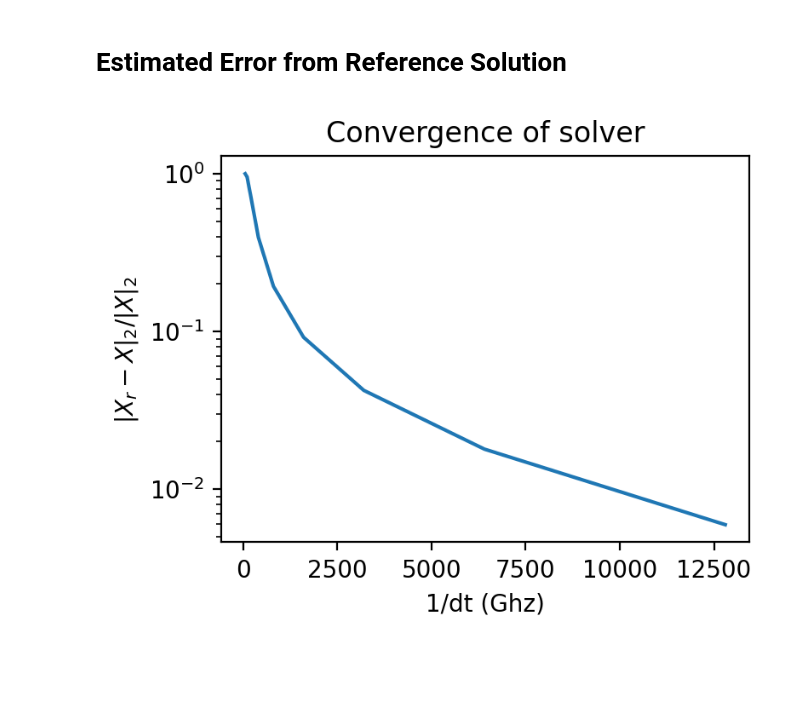
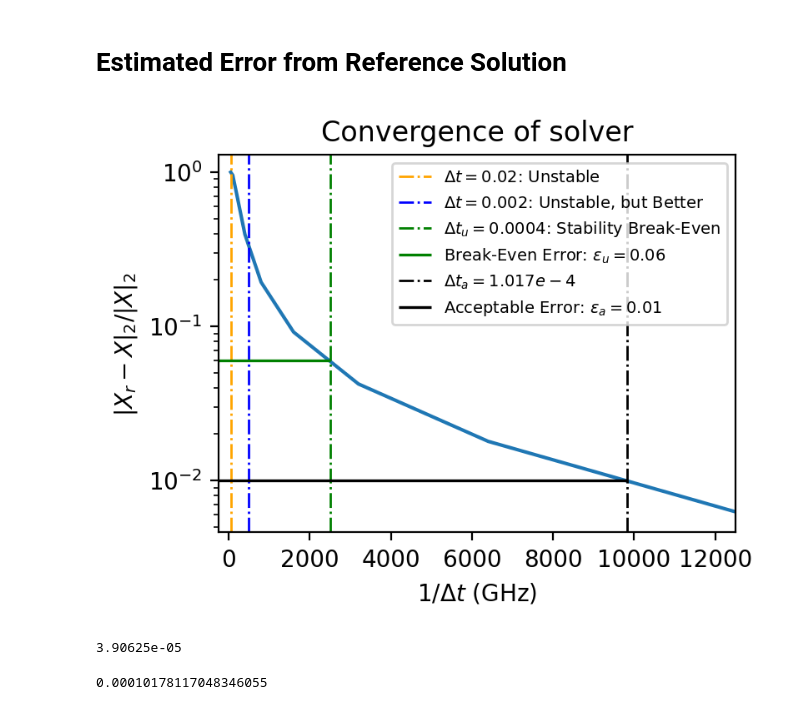
Before and after one commit to Phionx/quantumnetworks, a Jupyter notebook: demos/analysis/SolverOptimizer.ipynb, the cells around one changed output. Cells and saved outputs as stored; diff of their text form; code cells hidden in the pictures; blank space fills up the shorter version.

```diff
--- a/demos/analysis/SolverOptimizer.ipynb
+++ b/demos/analysis/SolverOptimizer.ipynb
@@ -23,0 +46,11 @@ ax.legend()
+# %%
+# pre optimization
+omega_a = 2*np.pi*1
+delta = 2*np.pi*0.2
+A_in = lambda t: np.exp(1j * (omega_a + delta) * t) #default A_in is used
+sys = SingleModeSystem(params={"omega_a": omega_a, "kappa_a": 0.001}, A_in = A_in)
+x_0 = np.array([0,0])
+ts = np.linspace(0, 20, 50001)
+X = sys.forward_euler(x_0, ts)
+fig, ax = plot_full_evolution(X, ts, labels=["$q_a$","$p_a$"])
+ax.legend()
@@ -58,7 +98,7 @@ plt.show()
 # %%
-# calculate x_r(t)
+Δt_ref = dts[-1]
 
-ts = np.linspace(0, 20, int(20/dts[-1] + 1))
+ts = np.linspace(0, 20, int(20/Δt_ref + 1))
 X_r = sys.forward_euler(x_0, ts)
 # %%
 fig, ax = plot_full_evolution(X_r, ts, labels=["$q_a$","$p_a$"])
@@ -71,15 +111,47 @@ ax.legend()
 # %%
 num_steps = np.array([1000*2**i for i in range(10)])
 dts_err = 20/num_steps
-dchi_2s_err = opt.sweep_dt_err(X_r, dts)
+dchi_2s_err = opt.sweep_dt_err(X_r, dts_err)
 # %%
 fig = plt.figure(figsize=(4, 3), dpi=200)
 ax = fig.subplots()
 
 ax.semilogy(1/dts_err[:-1], dchi_2s_err[:-1])
-ax.set_xlabel("1/dt (Ghz)")
-ax.set_ylabel("$\|X_r - X\|_2/\|X\|_2}$")
+ax.set_xlabel(r"$1/\Delta t$ (GHz)")
+ax.set_ylabel(r"$\|X_r - X\|_2/\|X\|_2}$")
 ax.set_title(f"Convergence of solver")
+
+Δt_err = 0.02
+ax.axvline(x=1/Δt_err, color='orange', linestyle='-.', linewidth=1, label=r'$\Delta t = 0.02$: Unstable')
+
+Δt_err = 0.002
+ax.axvline(x=1/Δt_err, color='b', linestyle='-.', linewidth=1, label=r'$\Delta t = 0.002$: Unstable, but Better')
+
+Δt_err = 0.0004
+ax.axvline(x=1/Δt_err, color='green', linestyle='-.', linewidth=1, label=r'$\Delta t_u = 0.0004$: Stability Break-Even')
+
+ε_u = 0.06
+ax.hlines(y=ε_u, xmin=-250, xmax=1/Δt_err, linewidth=1.2, color='green', linestyle='-', label=r'Break-Even Error: $\varepsilon_u = 0.06$')
+
+
+Δt_a = 1/9825
+ax.axvline(x=1/Δt_a, color='k', linestyle='-.', linewidth=1, label=r'$\Delta t_a = 1.017e-4$')
+ε_a = 0.01
+ax.hlines(y=ε_a, xmin=-250, xmax=1/Δt_a, linewidth=1.2, color='k', linestyle='-', label=r'Acceptable Error: $\varepsilon_a = 0.01$')
+
+
+
+
+plt.xlim(-250, 12500)
+ax.legend(loc='best', fontsize=7)
 plt.show()
 # %% [output]
-[figure, old version]
+[figure, new version]
+# %%
+Δt_ref
+# %% [output]
+3.90625e-05
+# %%
+Δt_a
+# %% [output]
+0.00010178117048346055
```
Also changed, not shown: parts of 10 cells of this notebook.
